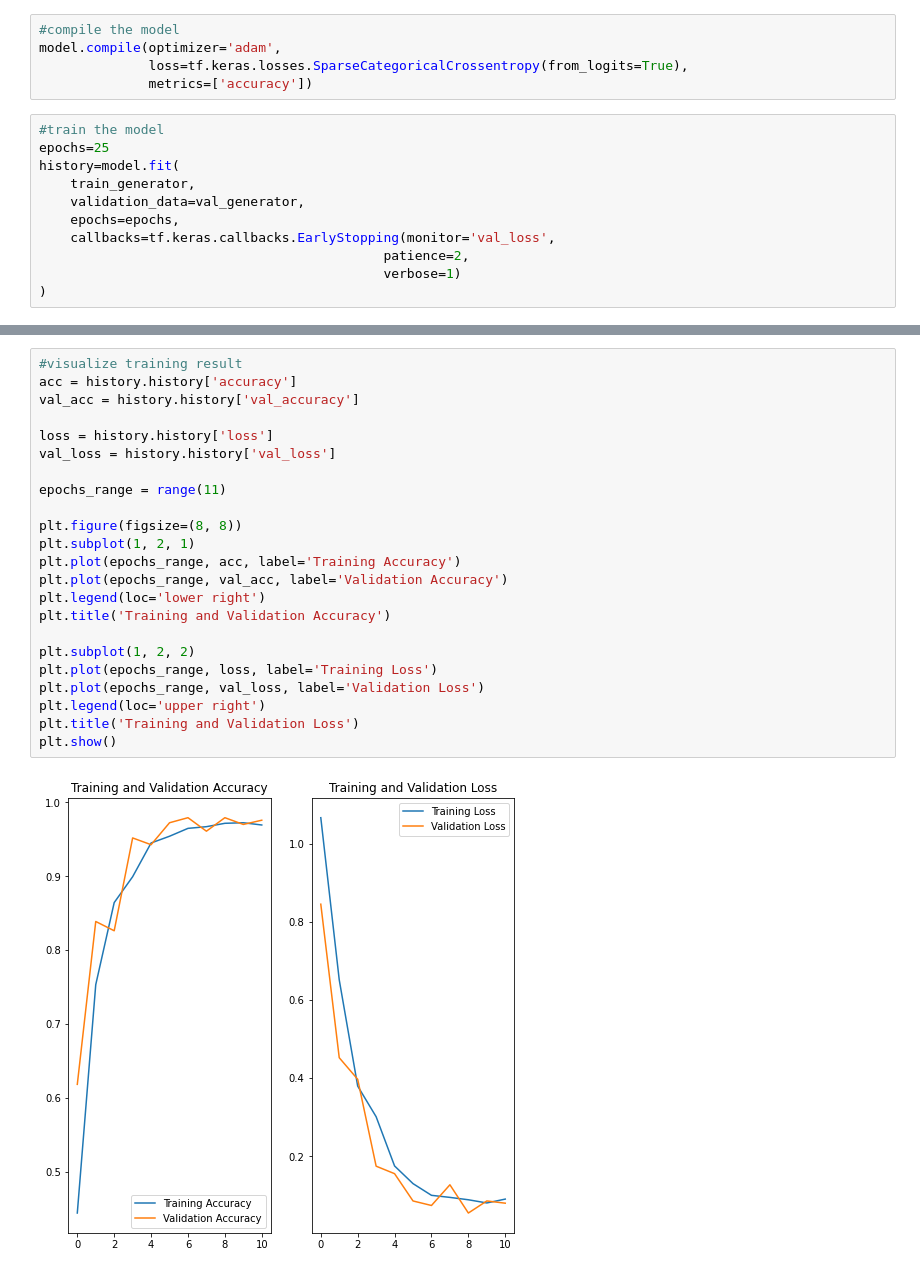
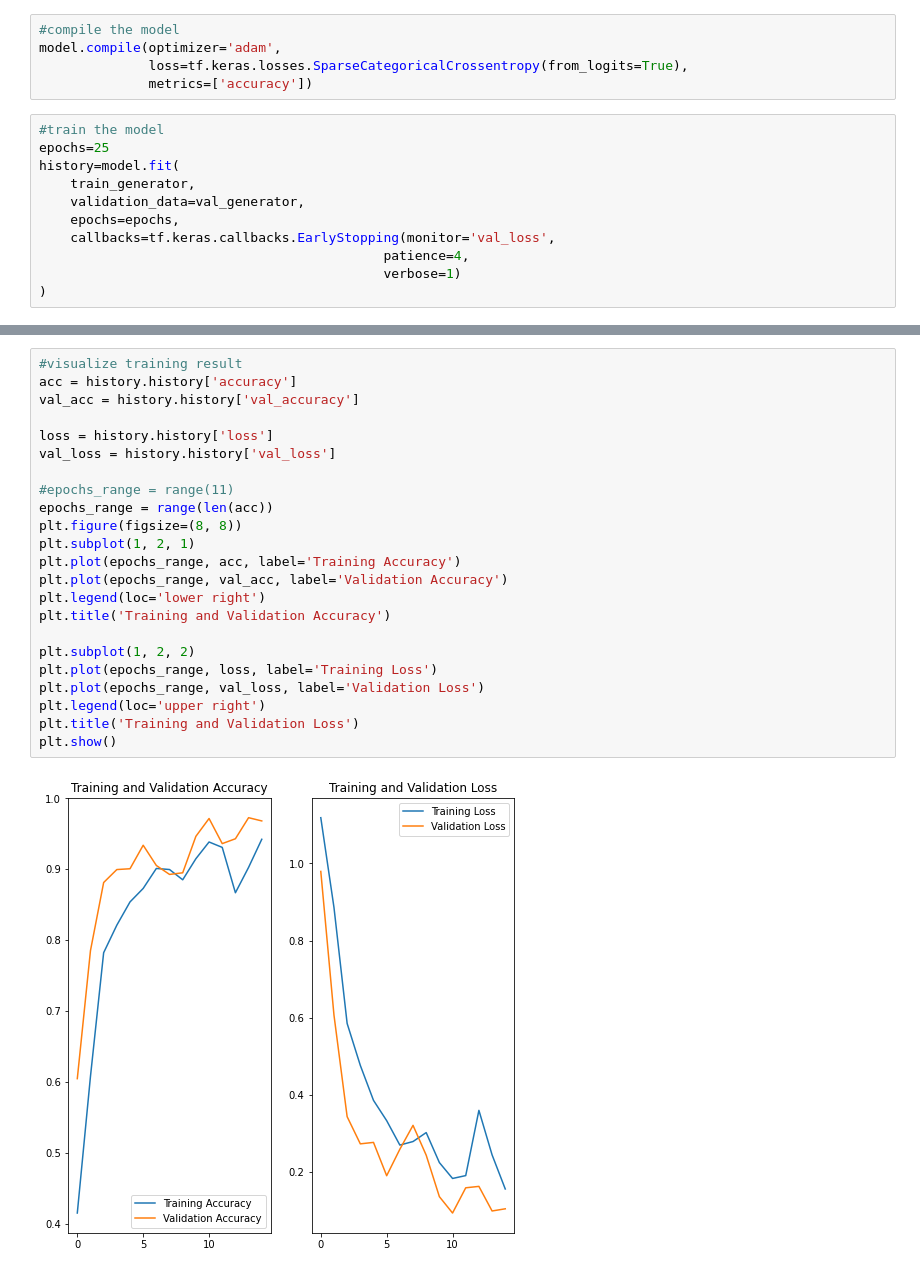
Before and after one commit to sucilaksono/dicoding, a Jupyter notebook: dropout_data_augmentation_multiclassclasification.ipynb, the cells around one changed output, grey strips where cells are left out. Saved outputs shown, nothing was run; the diff lists cells and outputs as text.

```diff
--- a/dropout_data_augmentation_multiclassclasification.ipynb
+++ b/dropout_data_augmentation_multiclassclasification.ipynb
@@ -116,7 +116,7 @@ history=model.fit(
     validation_data=val_generator,
     epochs=epochs,
     callbacks=tf.keras.callbacks.EarlyStopping(monitor='val_loss',
-                                            patience=2,
+                                            patience=4,
                                             verbose=1)
 )
 # %% [output]
@@ -140,25 +140,25 @@ Epoch 11: early stopping
 # %%
 #visualize training result
 acc = history.history['accuracy']
 val_acc = history.history['val_accuracy']
 
 loss = history.history['loss']
 val_loss = history.history['val_loss']
 
-epochs_range = range(11)
-
+#epochs_range = range(11)
+epochs_range = range(len(acc))
 plt.figure(figsize=(8, 8))
 plt.subplot(1, 2, 1)
 plt.plot(epochs_range, acc, label='Training Accuracy')
 plt.plot(epochs_range, val_acc, label='Validation Accuracy')
 plt.legend(loc='lower right')
 plt.title('Training and Validation Accuracy')
 
 plt.subplot(1, 2, 2)
 plt.plot(epochs_range, loss, label='Training Loss')
 plt.plot(epochs_range, val_loss, label='Validation Loss')
 plt.legend(loc='upper right')
 plt.title('Training and Validation Loss')
 plt.show()
 # %% [output]
-[figure, old version]
+[figure, new version]
```
Also changed, not shown: parts of 5 cells of this notebook.
